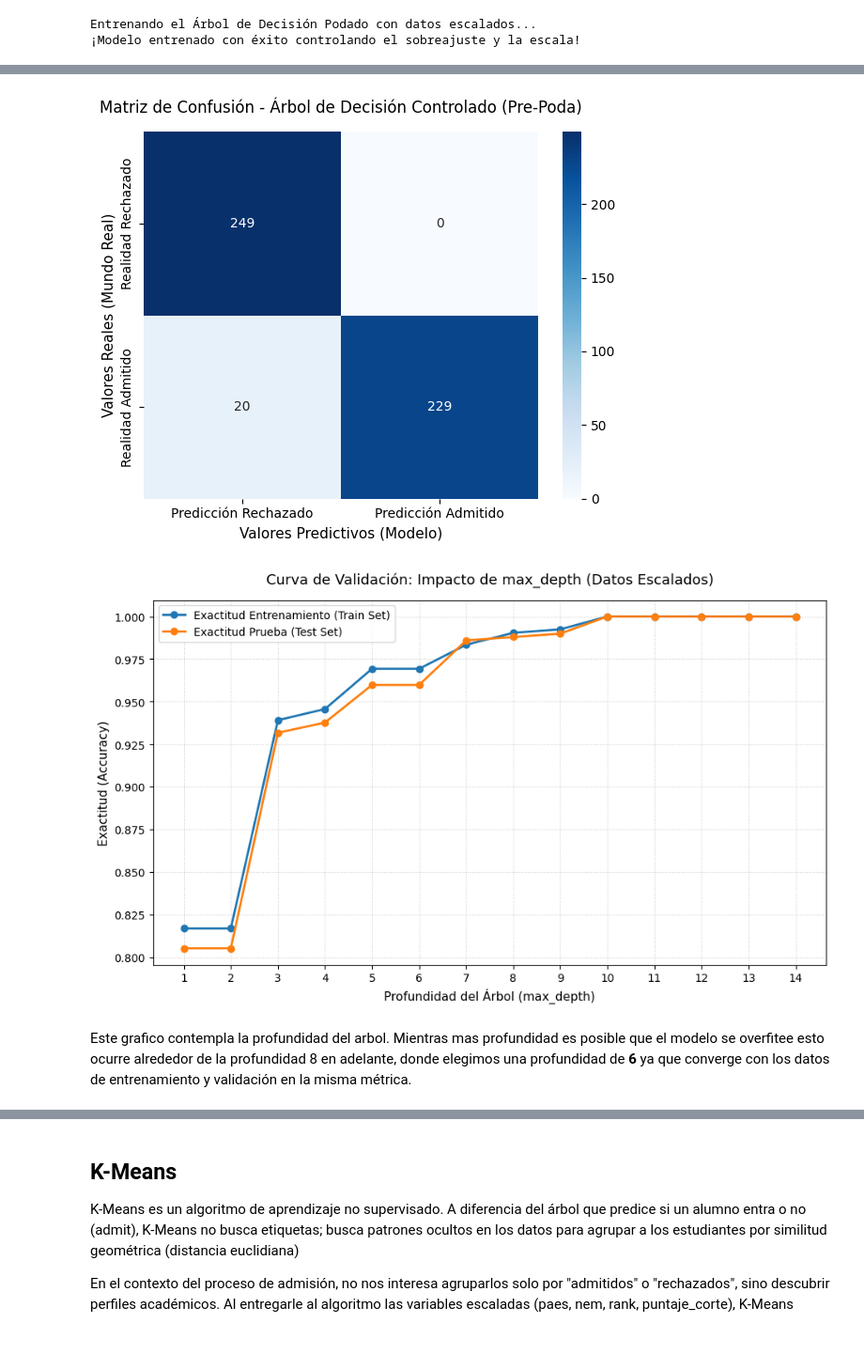
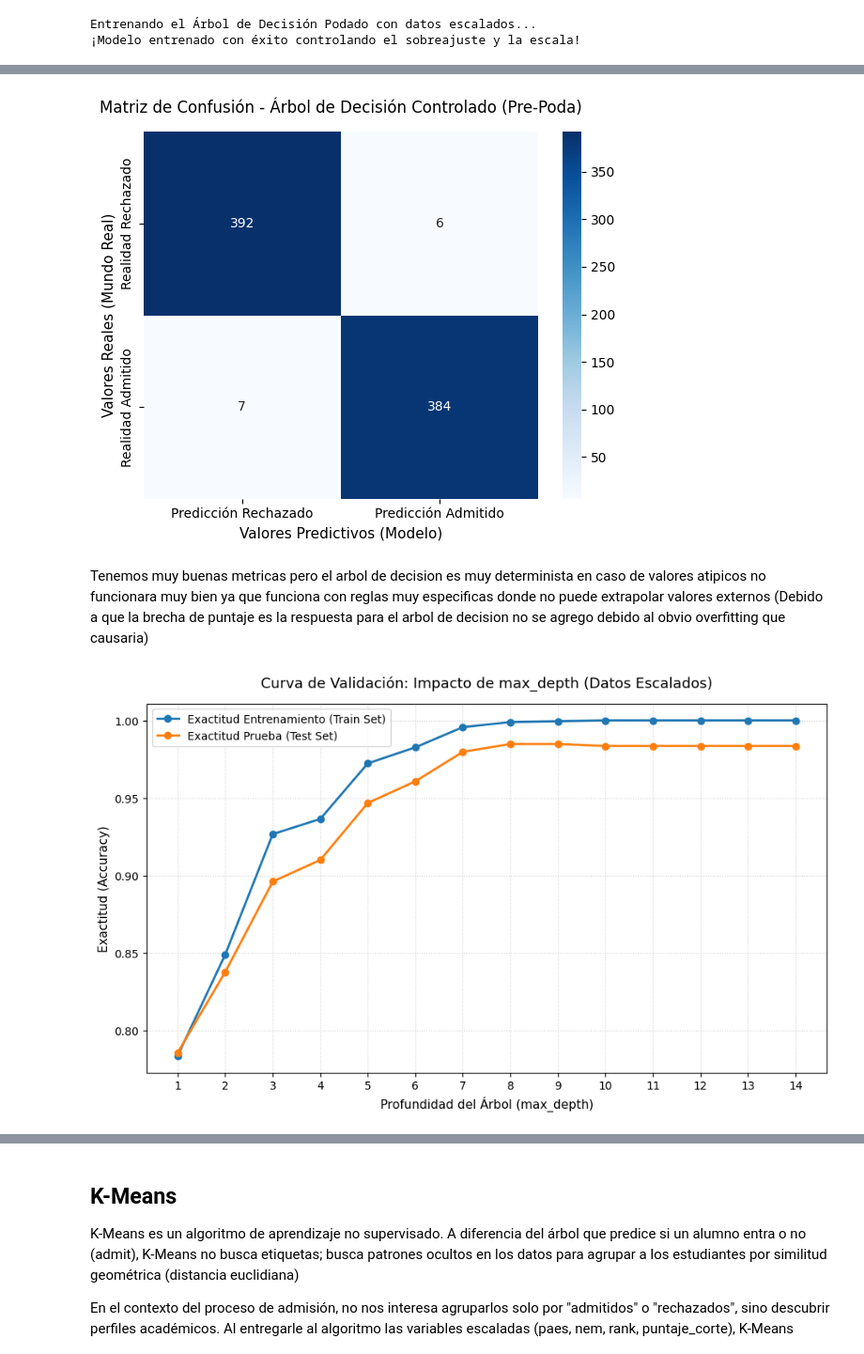
Before and after one commit to Ruhtenio/Mineria_Datos002D, a Jupyter notebook: proyecto_base_mineria.ipynb, the cells around one changed output, grey strips where cells are left out. Shown at 94% size. Saved outputs shown, nothing was run; the diff lists cells and outputs as text; code cells hidden in the pictures.

```diff
--- a/proyecto_base_mineria.ipynb
+++ b/proyecto_base_mineria.ipynb
@@ -926,0 +932,12 @@ df_balanceado.head(30)
+# %%
+# ── Filtro de seguridad post-SMOTENC
+# Por si quedara algún residuo imposible: rank=1 con NEM muy bajo no existe
+# en la realidad educativa chilena (cuartil superior del colegio = NEM alto).
+antes = len(df_balanceado)
+df_balanceado = df_balanceado[
+    ~((df_balanceado['rank'] == 1) & (df_balanceado['nem'] < 5.5))
+].copy()
+df_balanceado = df_balanceado[
+    ~((df_balanceado['rank'] == 2) & (df_balanceado['nem'] < 4.8))
+].copy()
+despues = len(df_balanceado)
@@ -946,22 +1021,29 @@ plt.show()
 Usaremos el 80% para que el modelo se entrene y el 20% del dataset como validacion o prueba
 # %%
 from sklearn.model_selection import train_test_split
+from sklearn.preprocessing import StandardScaler # Import StandardScaler
 
-variables_predictoras = ['paes', 'nem', 'rank', 'puntaje_corte', 'brecha_puntaje']
+variables_predictoras = ['puntaje_ponderado', 'nem', 'rank', 'puntaje_corte']
 
 X = df_balanceado[variables_predictoras]
 y = df_balanceado['admit']
 
 X_train, X_test, y_train, y_test = train_test_split(
-    X, y,
+    X,
+    y,
     test_size=0.30,
     random_state=42,
     stratify=y
 )
 
-print("=== DIVISIÓN DE DATOS COMPLETADA ===")
-print(f"Conjunto de ENTRENAMIENTO (X_train): {X_train.shape[0]} alumnos (70%)")
-print(f"Conjunto de PRUEBA (X_test):         {X_test.shape[0]} alumnos (30%)")
+# Aplicar StandardScaler
+scaler = StandardScaler()
+X_train_scaled = scaler.fit_transform(X_train)
+X_test_scaled = scaler.transform(X_test)
+
+print("=== DIVISIÓN Y ESCALADO DE DATOS COMPLETADO ===")
+print(f"Conjunto de ENTRENAMIENTO (X_train_scaled): {X_train_scaled.shape[0]} alumnos (70%)")
+print(f"Conjunto de PRUEBA (X_test_scaled):         {X_test_scaled.shape[0]} alumnos (30%)")
 print("-" * 50)
 print("Distribución de clases en el set de prueba (y_test):")
 print(y_test.value_counts())
@@ -1067,15 +1216,16 @@ Post-poda: Permite que el árbol crezca al máximo y luego recorta las ramas que
 # %%
 # 1. Crear el modelo aplicando Pre-poda (Restricciones de crecimiento)
 arbol_podado = DecisionTreeClassifier(
-    criterion='entropy',
-    max_depth=6,
-    min_samples_leaf=10,
+    criterion='entropy', #métrica para medir la pureza de los datos
+    max_depth=6, #Profundidad del modelo
+    min_samples_leaf=20, #Exige que cualquier nodo final (hoja) tenga como mínimo 10 muestras de datos para poder existir
+    class_weight='balanced', #hace que el árbol penalice más los errores en la clase minoritaria, corrigiendo el sesgo del SMOTE
     random_state=42
 )
 
 # 2. Entrenar el modelo utilizando los conjuntos de datos escalados
 print("Entrenando el Árbol de Decisión Podado con datos escalados...")
-arbol_podado.fit(X_train_p, y_train_p)
+arbol_podado.fit(X_train, y_train)
 
 print("¡Modelo entrenado con éxito controlando el sobreajuste y la escala!")
 # %% [output]
@@ -1114,7 +1262,7 @@ import seaborn as sns
 from sklearn.metrics import confusion_matrix
 
 # 1. Calcular la matriz de confusión con los datos reales vs. predicciones
-matriz_confusion = confusion_matrix(y_test_p, y_pred_p)
+matriz_confusion = confusion_matrix(y_test, y_pred)
 
 # 2. Configurar el tamaño del gráfico
 plt.figure(figsize=(6, 5))
@@ -1136,37 +1284,37 @@ plt.tight_layout()
 # 5. Desplegar el gráfico
 plt.show()
 # %% [output]
-[figure, old version]
+[figure, new version]
+# %% [markdown]
+Tenemos muy buenas metricas pero el arbol de decision es muy determinista en caso de valores atipicos no funcionara muy bien ya que funciona con reglas muy especificas donde no puede extrapolar valores externos (Debido a que la brecha de puntaje es la respuesta para el arbol de decision no se agrego debido al obvio overfitting que causaria)
 # %%
 import matplotlib.pyplot as plt
 from sklearn.tree import DecisionTreeClassifier
 from sklearn.metrics import accuracy_score
 
 train_scores_e = []
 test_scores_e = []
 profundidades_e = range(1, 15)
 
 for depth in profundidades_e:
     modelo_depth = DecisionTreeClassifier(criterion='entropy', max_depth=depth, random_state=42)
-    modelo_depth.fit(X_train_p, y_train_p) # Tus datos de entrenamiento actuales
+    modelo_depth.fit(X_train, y_train) # Tus datos de entrenamiento actuales
 
 
-    train_scores_e.append(accuracy_score(y_train_p, modelo_depth.predict(X_train_p)))
-    test_scores_e.append(accuracy_score(y_test_p, modelo_depth.predict(X_test_p)))
+    train_scores_e.append(accuracy_score(y_train, modelo_depth.predict(X_train)))
+    test_scores_e.append(accuracy_score(y_test, modelo_depth.predict(X_test)))
 
 # 3. Graficar la curva de sobreajuste
 plt.figure(figsize=(11, 6))
 plt.plot(profundidades_e, train_scores_e, label='Exactitud Entrenamiento (Train Set)', marker='o', color='#1f77b4', linewidth=2)
 plt.plot(profundidades_e, test_scores_e, label='Exactitud Prueba (Test Set)', marker='o', color='#ff7f0e', linewidth=2)
 
 plt.title('Curva de Validación: Impacto de max_depth (Datos Escalados)', fontsize=13, pad=15)
 plt.xlabel('Profundidad del Árbol (max_depth)', fontsize=11)
 plt.ylabel('Exactitud (Accuracy)', fontsize=11)
 plt.xticks(profundidades_e)
 plt.legend(fontsize=10)
 plt.grid(True, linestyle=':', alpha=0.6)
 plt.show()
 # %% [output]
-[figure, old version]
+[figure, new version]
-# %% [markdown]
-Este grafico contempla la profundidad del arbol. Mientras mas profundidad es posible que el modelo se overfitee esto ocurre alrededor de la profundidad 8 en adelante, donde elegimos una profundidad de **6** ya que converge con los datos de entrenamiento y validación en la misma métrica.
```
Also changed, not shown: parts of 77 cells of this notebook.
